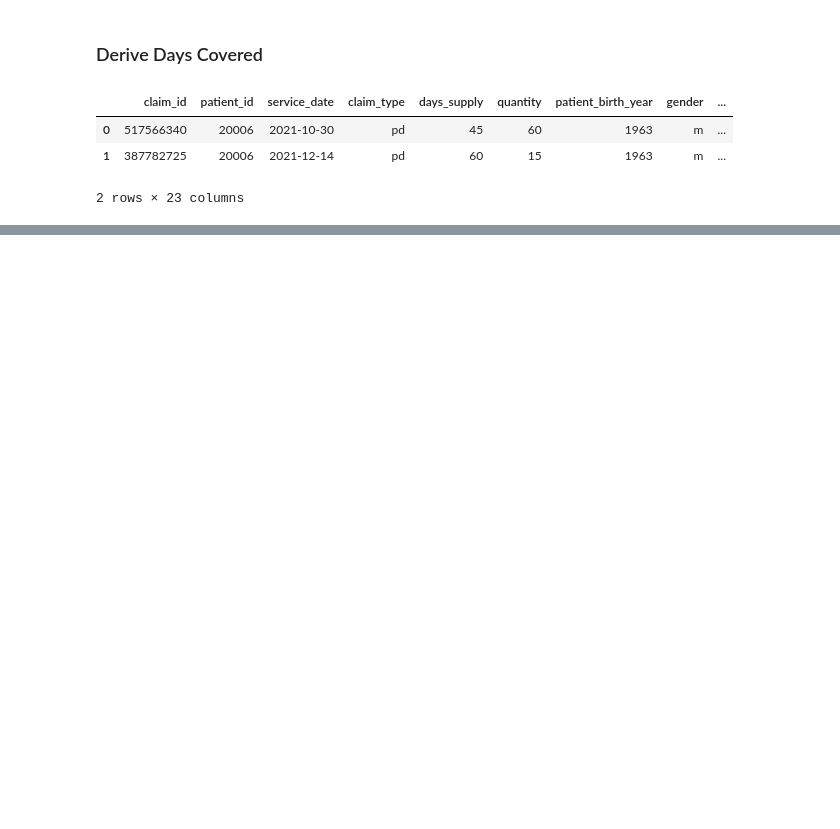
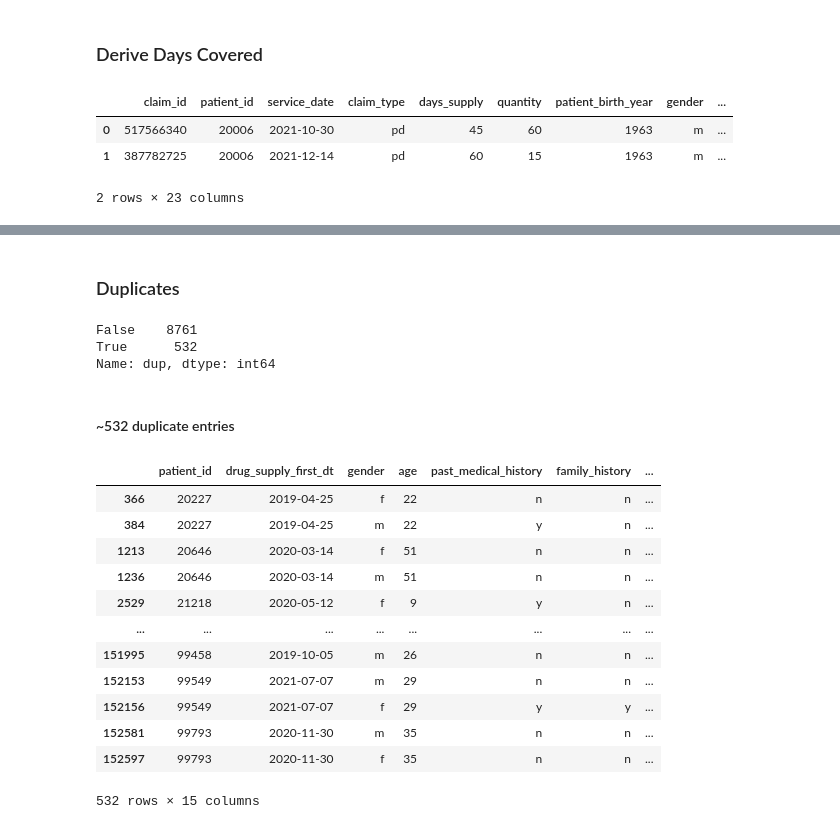
Before and after one commit to nicksv03/Survival_Analysis_BYOP, a Jupyter notebook: exploratory_data_analysis.ipynb, the cells around one changed output, grey strips where cells are left out. Cells and saved outputs as stored; diff of their text form; code cells hidden in the pictures; blank space fills up the shorter version.

```diff
--- a/exploratory_data_analysis.ipynb
+++ b/exploratory_data_analysis.ipynb
@@ -508,0 +512,2 @@ apld.head(2)
+# %%
+apld = pd.merge(apld, _age[['patient_id', 'age']], on=['patient_id'], how='left')
@@ -508,0 +516,5 @@ apld.head(2)
+# %%
+input = ['patient_id', 'drug_supply_first_dt','gender', 'age', 'past_medical_history', 'family_history', 'is_there_complication', 'marital_status', 'educational_status', 'employee_status', 'tot', 'survived', 'total_time', 'pdc']
+# %%
+# filters : claim_types = 'pd
+df_apld = apld[input].drop_duplicates()
@@ -508,0 +539,28 @@ apld.head(2)
+# %% [markdown]
+### Duplicates
+# %%
+df_apld['dup'] = df_apld.duplicated('patient_id', keep=False)
+df_apld['dup'].value_counts()
+# %% [output]
+False    8761
+True      532
+Name: dup, dtype: int64
+# %% [markdown]
+#### ~532 duplicate entries
+# %%
+dups = df_apld[df_apld['dup'] == 1].sort_values(by=['patient_id'])
+dups
+# %% [output]
+|  | patient_id | drug_supply_first_dt | gender | age | past_medical_history | family_history | ... |
+| 366 | 20227 | 2019-04-25 | f | 22 | n | n | ... |
+| 384 | 20227 | 2019-04-25 | m | 22 | y | n | ... |
+| 1213 | 20646 | 2020-03-14 | f | 51 | n | n | ... |
+| 1236 | 20646 | 2020-03-14 | m | 51 | n | n | ... |
+| 2529 | 21218 | 2020-05-12 | f | 9 | y | n | ... |
+| ... | ... | ... | ... | ... | ... | ... | ... |
+| 151995 | 99458 | 2019-10-05 | m | 26 | n | n | ... |
+| 152153 | 99549 | 2021-07-07 | m | 29 | n | n | ... |
+| 152156 | 99549 | 2021-07-07 | f | 29 | y | y | ... |
+| 152581 | 99793 | 2020-11-30 | m | 35 | n | n | ... |
+| 152597 | 99793 | 2020-11-30 | f | 35 | n | n | ... |
+532 rows × 15 columns
```
Also changed, not shown: parts of 17 cells of this notebook.
